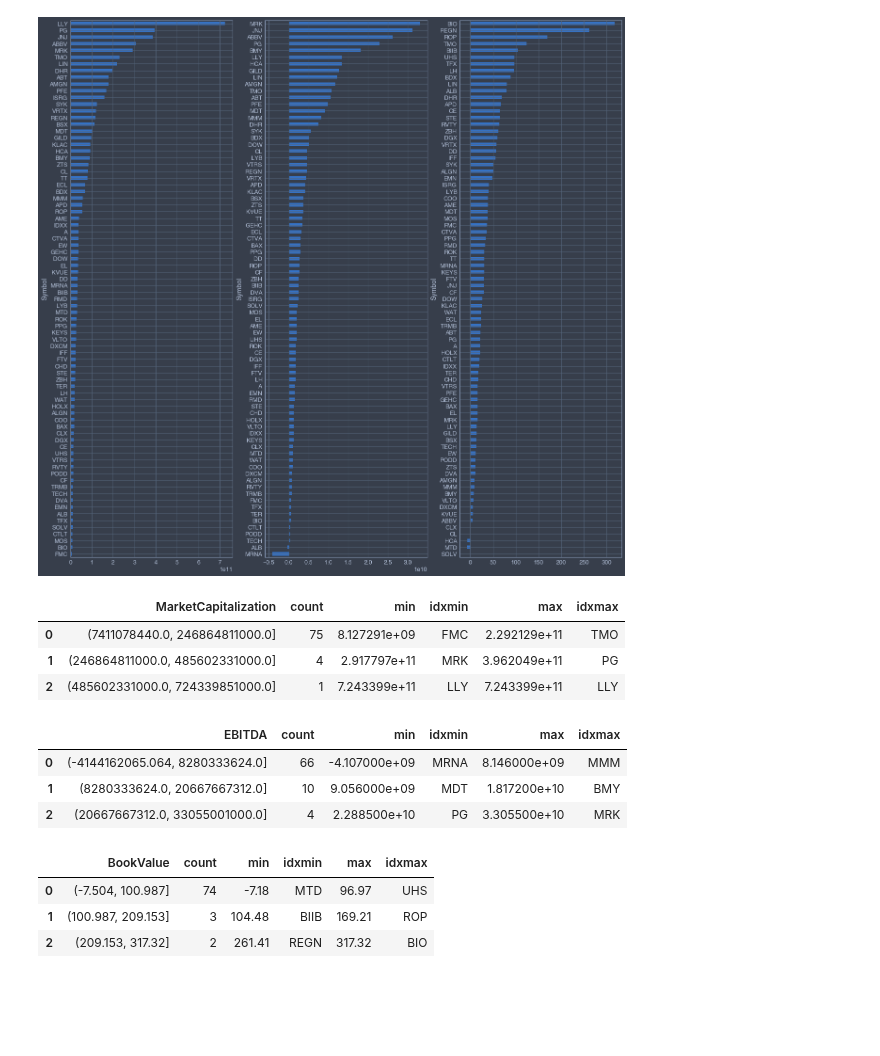
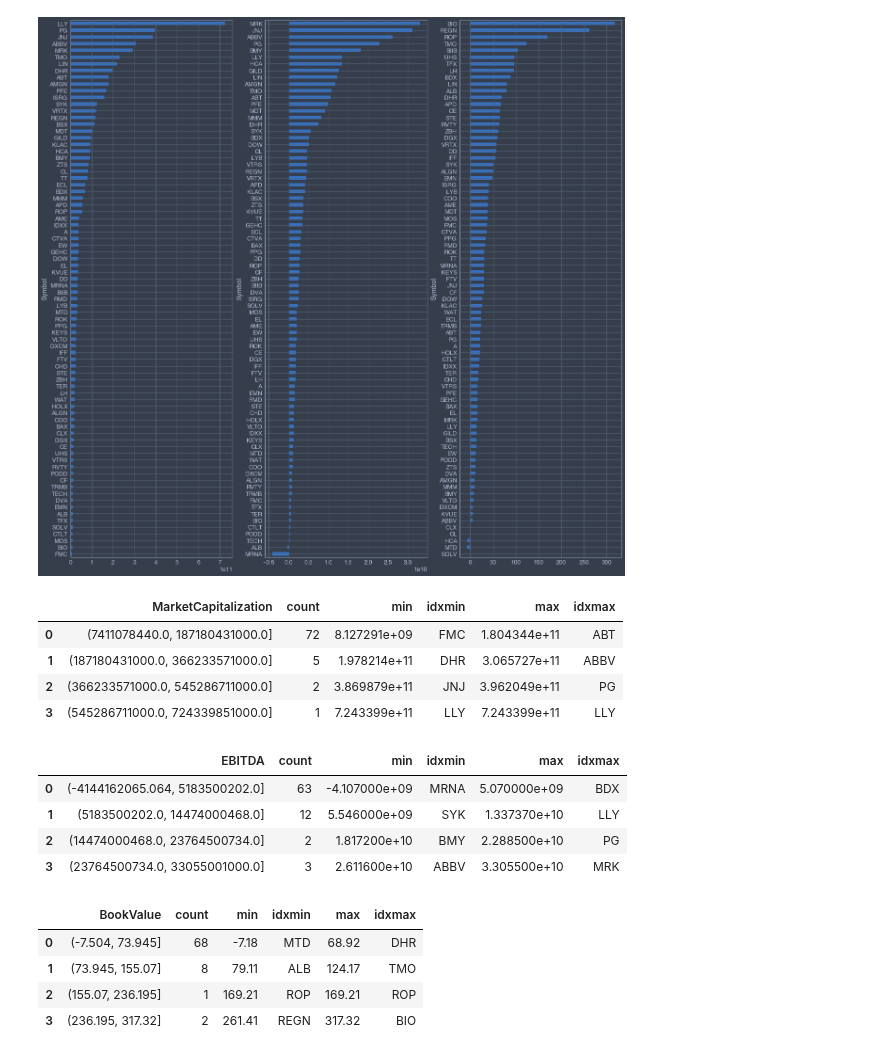
Before and after one commit to fadeeva/stock_market_research, a Jupyter notebook: Portfolio/Search_Review/Sectors_Review.ipynb, the cells around one changed output. Saved outputs shown, nothing was run; the diff lists cells and outputs as text; code cells hidden in the pictures; blank space fills up the shorter version.

```diff
--- a/Portfolio/Search_Review/Sectors_Review.ipynb
+++ b/Portfolio/Search_Review/Sectors_Review.ipynb
@@ -131,32 +154,35 @@ lf.sort_values('BookValue', ascending=False)['BookValue'].plot(kind='barh', ax=a
 [figure]
 # %%
 data = lf['MarketCapitalization']
-bins = pd.cut(data, 3)
+bins = pd.cut(data, 4)
 results = (pd.Series(data).groupby(bins).agg(['count', 'min', 'idxmin', 'max', 'idxmax']).reset_index())
 results
 # %% [output]
 |  | MarketCapitalization | count | min | idxmin | max | idxmax |
-| 0 | (7411078440.0, 246864811000.0] | 75 | 8.127291e+09 | FMC | 2.292129e+11 | TMO |
-| 1 | (246864811000.0, 485602331000.0] | 4 | 2.917797e+11 | MRK | 3.962049e+11 | PG |
-| 2 | (485602331000.0, 724339851000.0] | 1 | 7.243399e+11 | LLY | 7.243399e+11 | LLY |
+| 0 | (7411078440.0, 187180431000.0] | 72 | 8.127291e+09 | FMC | 1.804344e+11 | ABT |
+| 1 | (187180431000.0, 366233571000.0] | 5 | 1.978214e+11 | DHR | 3.065727e+11 | ABBV |
+| 2 | (366233571000.0, 545286711000.0] | 2 | 3.869879e+11 | JNJ | 3.962049e+11 | PG |
+| 3 | (545286711000.0, 724339851000.0] | 1 | 7.243399e+11 | LLY | 7.243399e+11 | LLY |
 # %%
 data = lf['EBITDA']
-bins = pd.cut(data, 3)
+bins = pd.cut(data, 4)
 results = (pd.Series(data).groupby(bins).agg(['count', 'min', 'idxmin', 'max', 'idxmax']).reset_index())
 results
 # %% [output]
 |  | EBITDA | count | min | idxmin | max | idxmax |
-| 0 | (-4144162065.064, 8280333624.0] | 66 | -4.107000e+09 | MRNA | 8.146000e+09 | MMM |
-| 1 | (8280333624.0, 20667667312.0] | 10 | 9.056000e+09 | MDT | 1.817200e+10 | BMY |
-| 2 | (20667667312.0, 33055001000.0] | 4 | 2.288500e+10 | PG | 3.305500e+10 | MRK |
+| 0 | (-4144162065.064, 5183500202.0] | 63 | -4.107000e+09 | MRNA | 5.070000e+09 | BDX |
+| 1 | (5183500202.0, 14474000468.0] | 12 | 5.546000e+09 | SYK | 1.337370e+10 | LLY |
+| 2 | (14474000468.0, 23764500734.0] | 2 | 1.817200e+10 | BMY | 2.288500e+10 | PG |
+| 3 | (23764500734.0, 33055001000.0] | 3 | 2.611600e+10 | ABBV | 3.305500e+10 | MRK |
 # %%
 data = lf['BookValue']
-bins = pd.cut(data, 3)
+bins = pd.cut(data, 4)
 results = (pd.Series(data).groupby(bins).agg(['count', 'min', 'idxmin', 'max', 'idxmax']).reset_index())
 results
 # %% [output]
 |  | BookValue | count | min | idxmin | max | idxmax |
-| 0 | (-7.504, 100.987] | 74 | -7.18 | MTD | 96.97 | UHS |
-| 1 | (100.987, 209.153] | 3 | 104.48 | BIIB | 169.21 | ROP |
-| 2 | (209.153, 317.32] | 2 | 261.41 | REGN | 317.32 | BIO |
+| 0 | (-7.504, 73.945] | 68 | -7.18 | MTD | 68.92 | DHR |
+| 1 | (73.945, 155.07] | 8 | 79.11 | ALB | 124.17 | TMO |
+| 2 | (155.07, 236.195] | 1 | 169.21 | ROP | 169.21 | ROP |
+| 3 | (236.195, 317.32] | 2 | 261.41 | REGN | 317.32 | BIO |
 # %%
```
Also changed, not shown: parts of 4 cells of this notebook.
